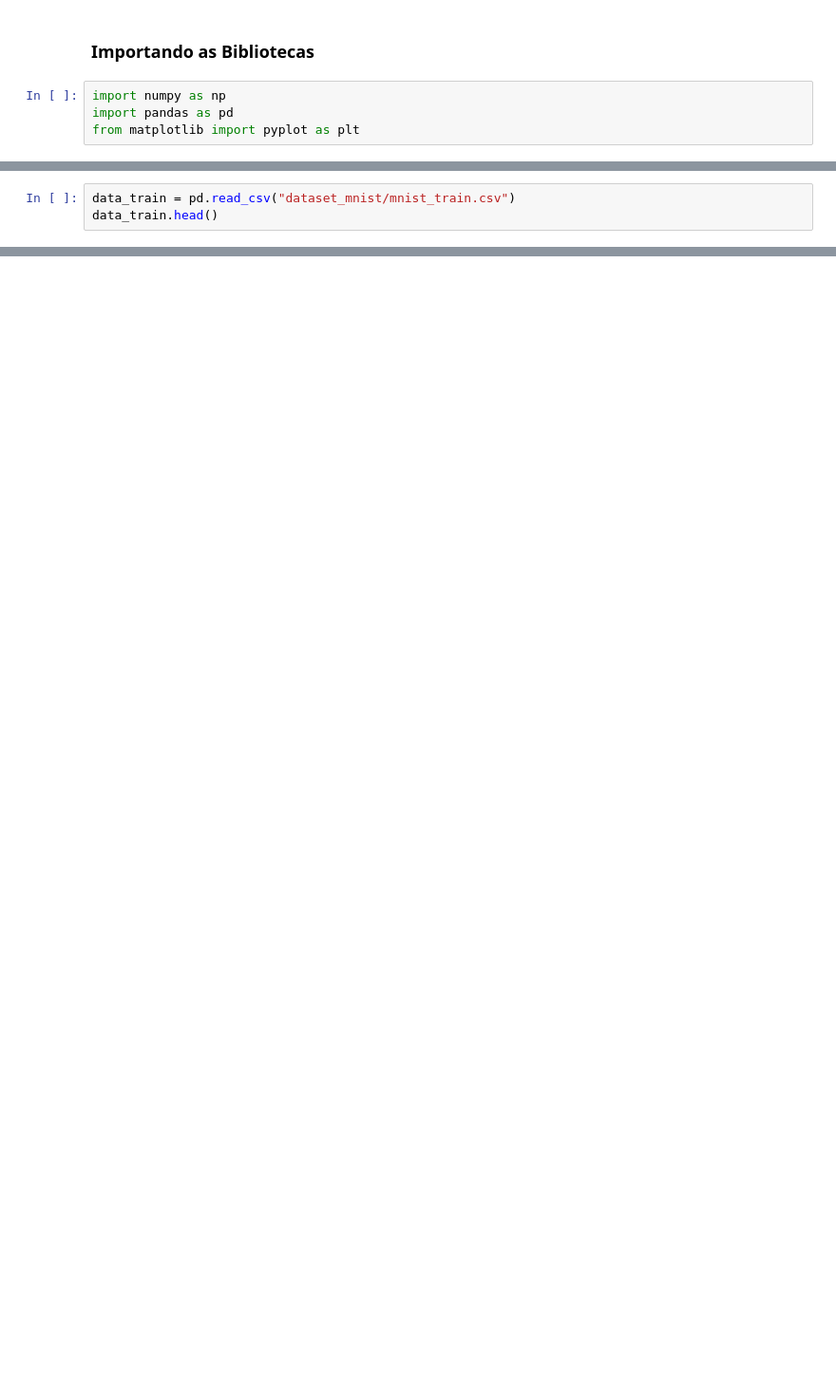
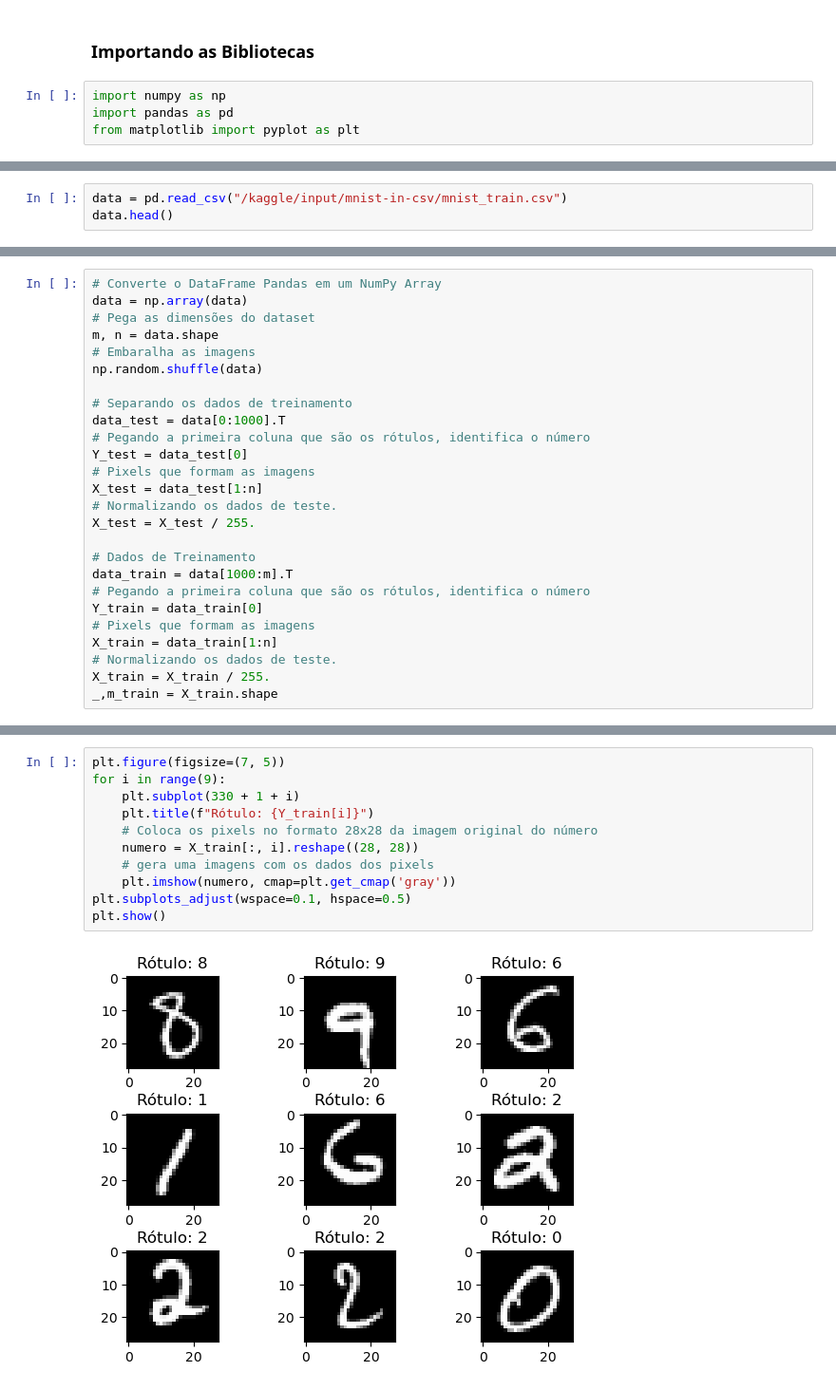
Before and after one commit to Oseiasdfarias/Rede_Neural_do_Zero_com_Numpy_AlgebraLinear, a Jupyter notebook: rede_neural_do_zero_com_numpy.ipynb, the cells around one changed output, grey strips where cells are left out. Shown at 95% size. Drawn from its saved outputs; the diff is of its cells as text; blank space fills up the shorter version.

```diff
--- a/rede_neural_do_zero_com_numpy.ipynb
+++ b/rede_neural_do_zero_com_numpy.ipynb
@@ -43,3 +59,3 @@ Carregando o Dataset MNIST
 # %%
-data_train = pd.read_csv("dataset_mnist/mnist_train.csv")
-data_train.head()
+data = pd.read_csv("/kaggle/input/mnist-in-csv/mnist_train.csv")
+data.head()
@@ -45,0 +77,26 @@ data_train.head()
+# %%
+# Converte o DataFrame Pandas em um NumPy Array
+data = np.array(data)
+# Pega as dimensões do dataset
+m, n = data.shape
+# Embaralha as imagens
+np.random.shuffle(data)
+
+# Separando os dados de treinamento
+data_test = data[0:1000].T
+# Pegando a primeira coluna que são os rótulos, identifica o número
+Y_test = data_test[0]
+# Pixels que formam as imagens
+X_test = data_test[1:n]
+# Normalizando os dados de teste.
+X_test = X_test / 255.
+
+# Dados de Treinamento
+data_train = data[1000:m].T
+# Pegando a primeira coluna que são os rótulos, identifica o número
+Y_train = data_train[0]
+# Pixels que formam as imagens
+X_train = data_train[1:n]
+# Normalizando os dados de teste.
+X_train = X_train / 255.
+_,m_train = X_train.shape
@@ -45,0 +156,13 @@ data_train.head()
+# %%
+plt.figure(figsize=(7, 5))
+for i in range(9):
+    plt.subplot(330 + 1 + i)
+    plt.title(f"Rótulo: {Y_train[i]}")
+    # Coloca os pixels no formato 28x28 da imagem original do número
+    numero = X_train[:, i].reshape((28, 28))
+    # gera uma imagens com os dados dos pixels
+    plt.imshow(numero, cmap=plt.get_cmap('gray'))
+plt.subplots_adjust(wspace=0.1, hspace=0.5)
+plt.show()
+# %% [output]
+[figure, added]
```
Also changed, not shown: parts of 48 cells of this notebook.
